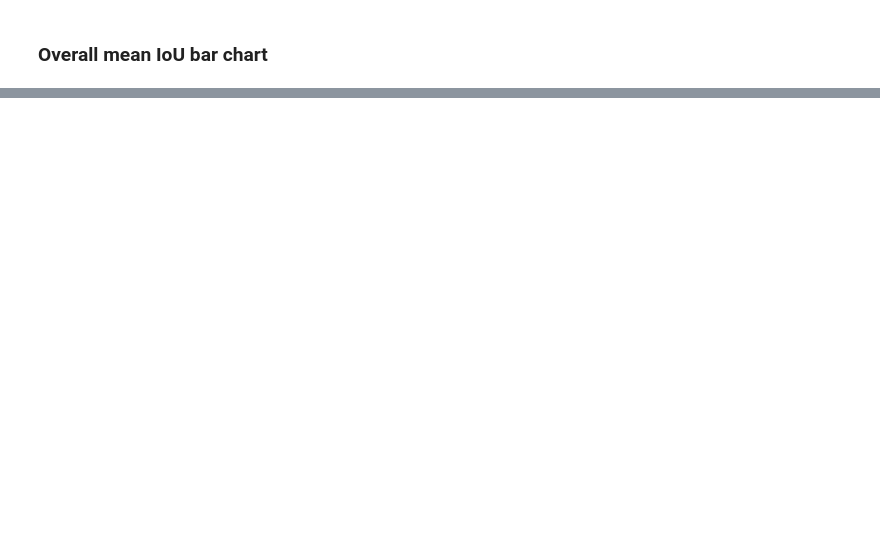
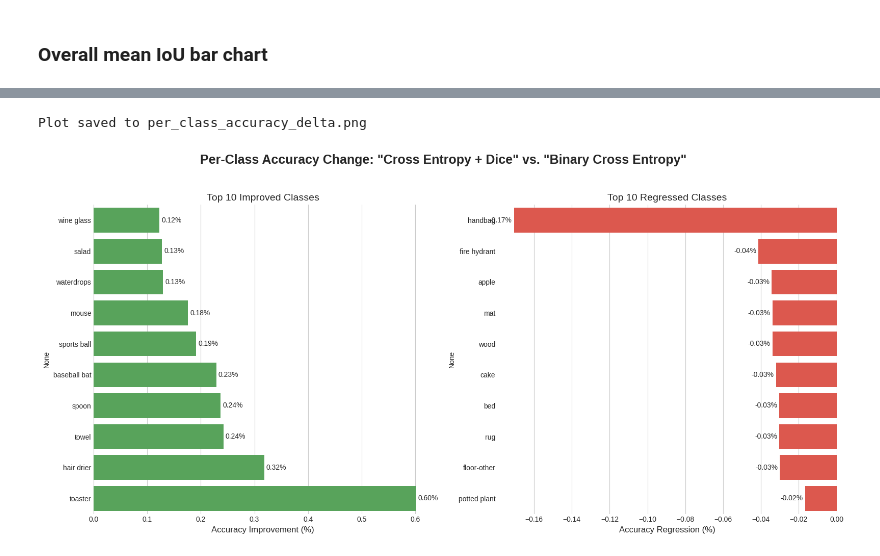
Before and after one commit to Sean-McConnachie/semantic-vae-loss-comparison, a Jupyter notebook: analysis/interpret_results.ipynb, the cells around one changed output, grey strips where cells are left out. Saved outputs shown, nothing was run; the diff lists cells and outputs as text; code cells hidden in the pictures; blank space fills up the shorter version.

```diff
--- a/analysis/interpret_results.ipynb
+++ b/analysis/interpret_results.ipynb
@@ -171,0 +217,4 @@ See the caveats in the documentation: https://pandas.pydata.org/pandas-docs/stab
+# %%
+with open("data/cocostuffthings/labels.txt", "r") as f:
+    labels = [line.strip().split(": ")[1] for line in f.readlines()]
+print(labels)
@@ -171,0 +494,62 @@ See the caveats in the documentation: https://pandas.pydata.org/pandas-docs/stab
+# %%
+def plot_accuracy_delta(df: pd.DataFrame, best_experiment_name: str, baseline_experiment_name: str, top_n: int = 10):
+    df = df.copy()
+
+    # 1. Isolate accuracy columns and the two experiments of interest
+    acc_cols = [col for col in df.columns if col.startswith('acc_')]
+    df_compare = df[df['run_name'].isin([best_experiment_name, baseline_experiment_name])].copy()
+
+    if len(df_compare) != 2:
+        raise ValueError("Could not find both specified experiments in the DataFrame.")
+
+    df["run_name"] = df["run_name"].map(HUMAN_READABLE_NAMES).fillna(df["run_name"])
+
+    # 2. Calculate the delta
+    # Set run_name as index to easily select rows, then select only acc columns
+    df_compare.set_index('run_name', inplace=True)
+    baseline_acc = df_compare.loc[baseline_experiment_name, acc_cols]
+    best_acc = df_compare.loc[best_experiment_name, acc_cols]
+
+    # Subtract baseline from best to get the improvement delta
+    delta = best_acc - baseline_acc
+    delta.name = "accuracy_change" # Name the series for easier plotting
+
+    # Remove the 'acc_' prefix from class names for cleaner labels
+    delta.index = delta.index.str.replace('acc_', '')
+
+    # 3. Get Top N winners and losers
+    delta = delta.sort_values(ascending=False)
+    winners = delta.head(top_n).sort_values(ascending=True) # Ascending for horizontal plot
+    losers = delta.tail(top_n).sort_values(ascending=True) # Ascending for horizontal plot
+
+    # 4. Create the plot with two subplots
+    plt.style.use('seaborn-v0_8-whitegrid')
+    fig, (ax1, ax2) = plt.subplots(1, 2, figsize=(16, 8))
+    fig.suptitle(f'Per-Class Accuracy Change: "{HUMAN_READABLE_NAMES[best_experiment_name]}" vs. "{HUMAN_READABLE_NAMES[baseline_experiment_name]}"', fontsize=18, weight='bold')
+
+    # Plot for "Biggest Winners"
+    sns.barplot(x=winners.values, y=winners.index, ax=ax1, color='#4CAF50', orient='h')
+    ax1.set_title(f'Top {top_n} Improved Classes', fontsize=14)
+    ax1.set_xlabel('Accuracy Improvement (%)', fontsize=12)
+    ax1.bar_label(ax1.containers[0], fmt='%.2f%%', padding=3) # Show percentage change
+
+    # Plot for "Biggest Losers"
+    sns.barplot(x=losers.values, y=losers.index, ax=ax2, color='#F44336', orient='h')
+    ax2.set_title(f'Top {top_n} Regressed Classes', fontsize=14)
+    ax2.set_xlabel('Accuracy Regression (%)', fontsize=12)
+    ax2.bar_label(ax2.containers[0], fmt='%.2f%%', padding=3) # Show percentage change
+
+    # 5. Final customization and saving
+    sns.despine(left=True, bottom=True)
+    plt.tight_layout(rect=[0, 0.03, 1, 0.95]) # Adjust layout to make room for suptitle
+
+    plt.savefig(os.path.join(FIG_DIR, "per_class_accuracy_delta.png"), dpi=300)
+    print("Plot saved to per_class_accuracy_delta.png")
+    plt.show()
+
+BASELINE = "coco_segmentation_bce_loss"
+BEST = "coco_segmentation_ce_dice_loss"
+plot_accuracy_delta(R_overall, BEST, BASELINE, top_n=10)
+# %% [output]
+Plot saved to per_class_accuracy_delta.png
+[figure, added]
```
Also changed, not shown: parts of 15 cells of this notebook, 9 other files.
